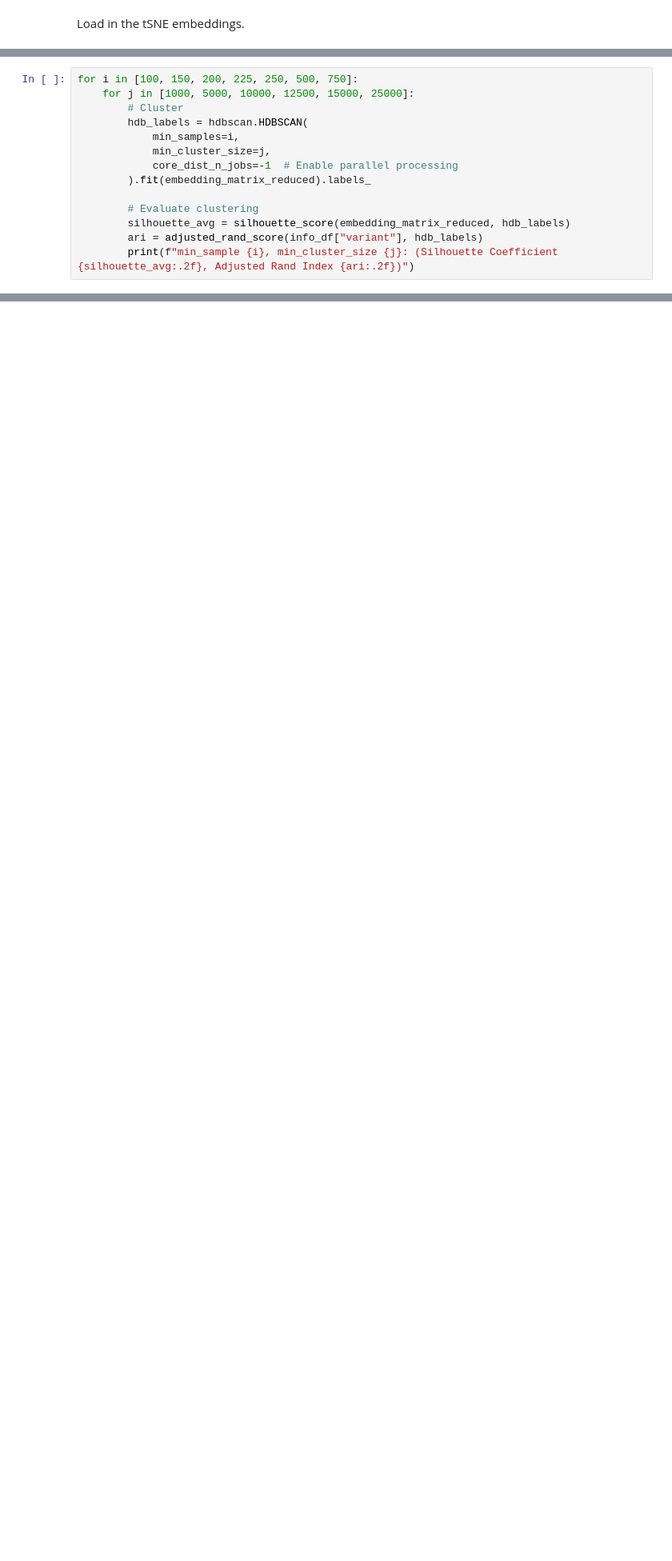
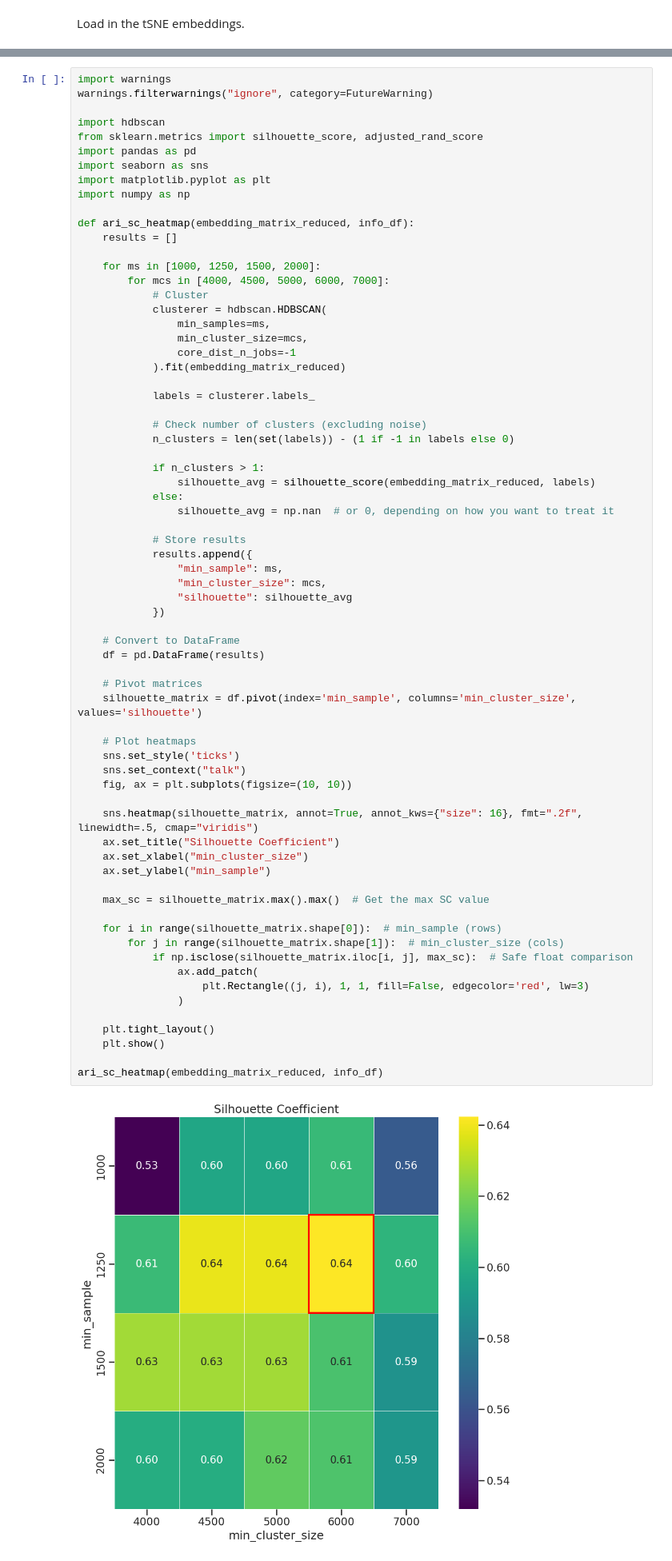
Before and after one commit to lanl/prime, a Jupyter notebook: notebooks/clustering/hdbscan_clustering-rbd_omicron.ipynb, the cells around one changed output, grey strips where cells are left out. Shown at 80% size. Saved outputs shown, nothing was run; the diff lists cells and outputs as text; blank space fills up the shorter version.

```diff
--- a/notebooks/clustering/hdbscan_clustering-rbd_omicron.ipynb
+++ b/notebooks/clustering/hdbscan_clustering-rbd_omicron.ipynb
@@ -106,14 +72,0 @@ Find the highest Silhouette Coefficient and Adjusted Rand Index.
-# %%
-for i in [100, 150, 200, 225, 250, 500, 750]:
-    for j in [1000, 5000, 10000, 12500, 15000, 25000]:
-        # Cluster
-        hdb_labels = hdbscan.HDBSCAN(
-            min_samples=i,
-            min_cluster_size=j,
-            core_dist_n_jobs=-1  # Enable parallel processing
-        ).fit(embedding_matrix_reduced).labels_
-
-        # Evaluate clustering
-        silhouette_avg = silhouette_score(embedding_matrix_reduced, hdb_labels)
-        ari = adjusted_rand_score(info_df["variant"], hdb_labels)
-        print(f"min_sample {i}, min_cluster_size {j}: (Silhouette Coefficient {silhouette_avg:.2f}, Adjusted Rand Index {ari:.2f})")
@@ -138,2 +73,73 @@ min_sample 750, min_cluster_size 25000: (Silhouette Coefficient 0.48, Adjusted R
+# %%
+import warnings
+warnings.filterwarnings("ignore", category=FutureWarning)
+
+import hdbscan
+from sklearn.metrics import silhouette_score, adjusted_rand_score
+import pandas as pd
+import seaborn as sns
+import matplotlib.pyplot as plt
+import numpy as np
+
+def ari_sc_heatmap(embedding_matrix_reduced, info_df):
+    results = []
+
+    for ms in [1000, 1250, 1500, 2000]:
+        for mcs in [4000, 4500, 5000, 6000, 7000]:
+            # Cluster
+            clusterer = hdbscan.HDBSCAN(
+                min_samples=ms,
+                min_cluster_size=mcs,
+                core_dist_n_jobs=-1
+            ).fit(embedding_matrix_reduced)
+
+            labels = clusterer.labels_
+
+            # Check number of clusters (excluding noise)
+            n_clusters = len(set(labels)) - (1 if -1 in labels else 0)
+
+            if n_clusters > 1:
+                silhouette_avg = silhouette_score(embedding_matrix_reduced, labels)
+            else:
+                silhouette_avg = np.nan  # or 0, depending on how you want to treat it
+
+            # Store results
+            results.append({
+                "min_sample": ms,
+                "min_cluster_size": mcs,
+                "silhouette": silhouette_avg
+            })
+
+    # Convert to DataFrame
+    df = pd.DataFrame(results)
+
+    # Pivot matrices
+    silhouette_matrix = df.pivot(index='min_sample', columns='min_cluster_size', values='silhouette')
+
+    # Plot heatmaps
+    sns.set_style('ticks')
+    sns.set_context("talk")
+    fig, ax = plt.subplots(figsize=(10, 10))
+
+    sns.heatmap(silhouette_matrix, annot=True, annot_kws={"size": 16}, fmt=".2f", linewidth=.5, cmap="viridis")
+    ax.set_title("Silhouette Coefficient")
+    ax.set_xlabel("min_cluster_size")
+    ax.set_ylabel("min_sample")
+
+    max_sc = silhouette_matrix.max().max()  # Get the max SC value
+
+    for i in range(silhouette_matrix.shape[0]):  # min_sample (rows)
+        for j in range(silhouette_matrix.shape[1]):  # min_cluster_size (cols)
+            if np.isclose(silhouette_matrix.iloc[i, j], max_sc):  # Safe float comparison
+                ax.add_patch(
+                    plt.Rectangle((j, i), 1, 1, fill=False, edgecolor='red', lw=3)
+                )
+
+    plt.tight_layout()
+    plt.show()
+
+ari_sc_heatmap(embedding_matrix_reduced, info_df)
+# %% [output]
+[figure, added]
 # %% [markdown]
 Plotting the tSNE embeddings after applying HDBSCAN.
```
Also changed, not shown: parts of 17 cells of this notebook, 14 other files.
